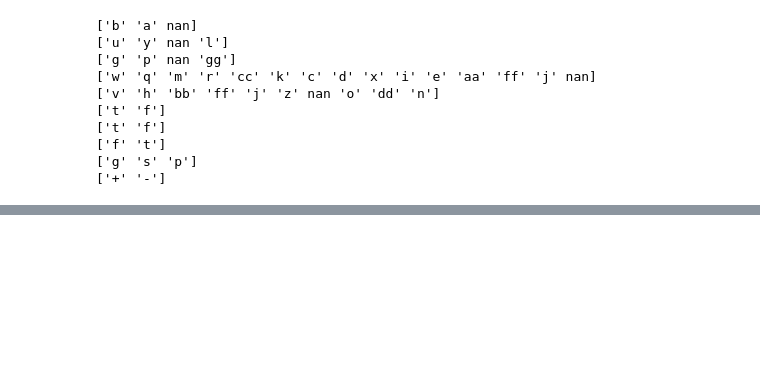
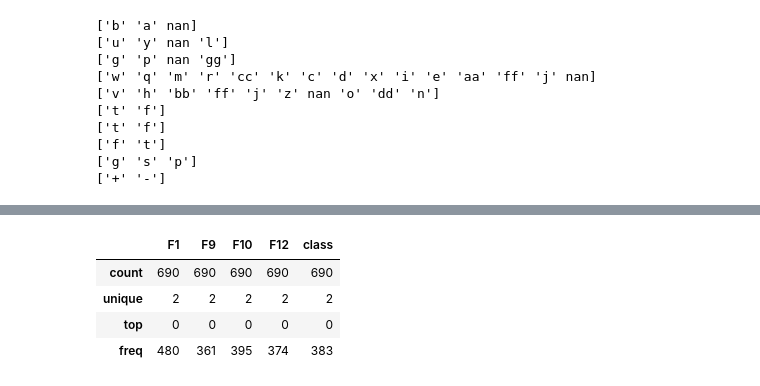
Before and after one commit to subv13/ru_ml_bootcamp, a Jupyter notebook: scoring_tutorial.ipynb, the cells around one changed output, grey strips where cells are left out. Saved outputs shown, nothing was run; the diff lists cells and outputs as text; code cells hidden in the pictures; blank space fills up the shorter version.

```diff
--- a/scoring_tutorial.ipynb
+++ b/scoring_tutorial.ipynb
@@ -119,0 +168,14 @@ for column in categorical_columns:
+# %%
+for col in binary_columns:
+    top = cat_col_describe[col]['top']
+    top_items = data[col] == top
+    data.loc[top_items, col] = 0
+    data.loc[np.logical_not(top_items), col] = 1
+
+data[binary_columns].describe()
+# %% [output]
+|  | F1 | F9 | F10 | F12 | class |
+| count | 690 | 690 | 690 | 690 | 690 |
+| unique | 2 | 2 | 2 | 2 | 2 |
+| top | 0 | 0 | 0 | 0 | 0 |
+| freq | 480 | 361 | 395 | 374 | 383 |
```
Also changed, not shown: parts of 17 cells of this notebook.
